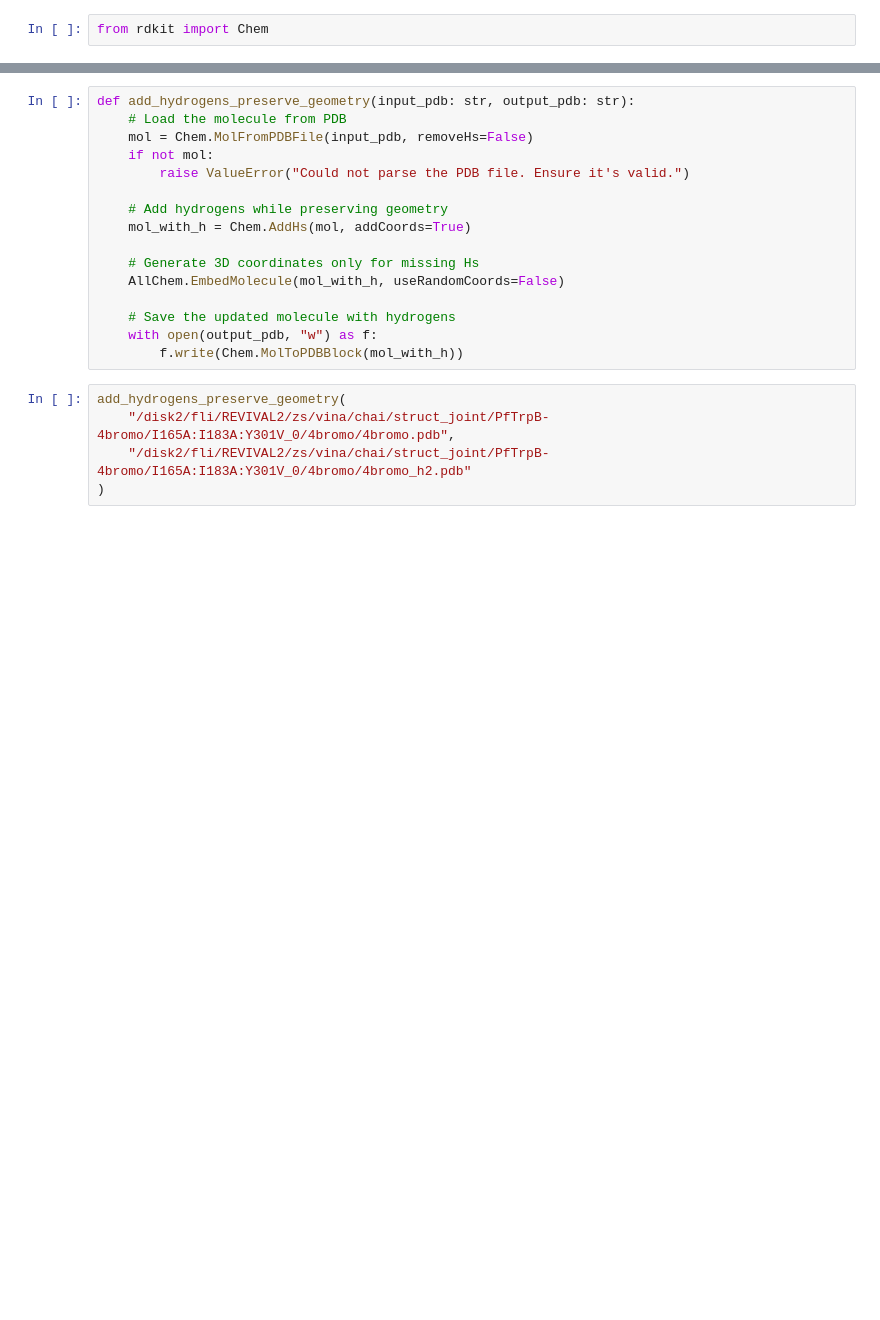
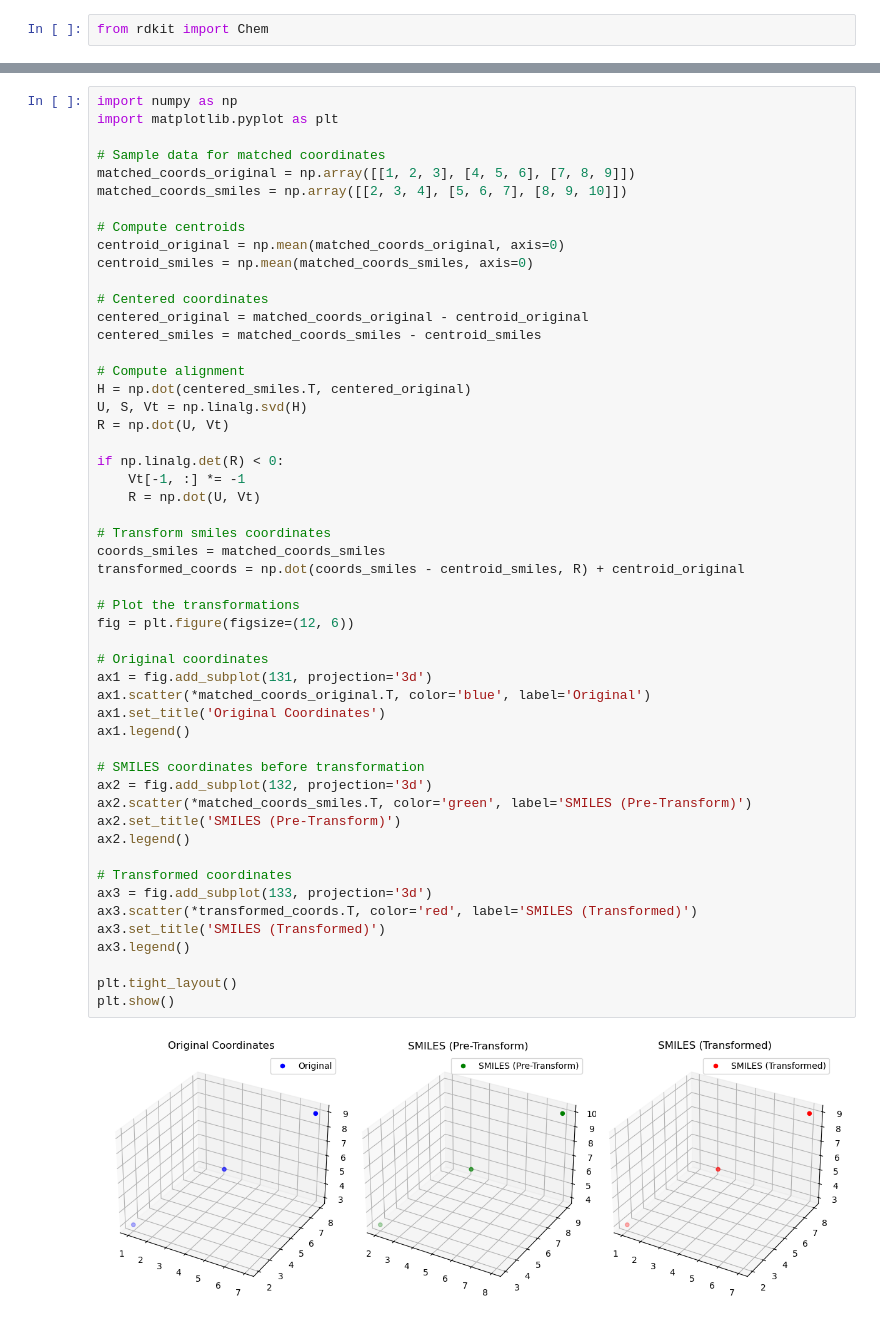
Before and after one commit to fhalab/substrate_aware_zs, a Jupyter notebook: sandbox/test_vina.ipynb, the cells around one changed output, grey strips where cells are left out. Cells and saved outputs as stored; diff of their text form; blank space fills up the shorter version.

Commit message:
alignment wrong

```diff
--- a/sandbox/test_vina.ipynb
+++ b/sandbox/test_vina.ipynb
@@ -433,21 +344,54 @@ ValueError: Substructure match failed. The PDB does not match the SMILES connect
-# %%
-def add_hydrogens_preserve_geometry(input_pdb: str, output_pdb: str):
-    # Load the molecule from PDB
-    mol = Chem.MolFromPDBFile(input_pdb, removeHs=False)
-    if not mol:
-        raise ValueError("Could not parse the PDB file. Ensure it's valid.")
-
-    # Add hydrogens while preserving geometry
-    mol_with_h = Chem.AddHs(mol, addCoords=True)
-
-    # Generate 3D coordinates only for missing Hs
-    AllChem.EmbedMolecule(mol_with_h, useRandomCoords=False)
-
-    # Save the updated molecule with hydrogens
-    with open(output_pdb, "w") as f:
-        f.write(Chem.MolToPDBBlock(mol_with_h))
-# %%
-add_hydrogens_preserve_geometry(
-    "/disk2/fli/REVIVAL2/zs/vina/chai/struct_joint/PfTrpB-4bromo/I165A:I183A:Y301V_0/4bromo/4bromo.pdb",
-    "/disk2/fli/REVIVAL2/zs/vina/chai/struct_joint/PfTrpB-4bromo/I165A:I183A:Y301V_0/4bromo/4bromo_h2.pdb"
-)
+# %%
+import numpy as np
+import matplotlib.pyplot as plt
+
+# Sample data for matched coordinates
+matched_coords_original = np.array([[1, 2, 3], [4, 5, 6], [7, 8, 9]])
+matched_coords_smiles = np.array([[2, 3, 4], [5, 6, 7], [8, 9, 10]])
+
+# Compute centroids
+centroid_original = np.mean(matched_coords_original, axis=0)
+centroid_smiles = np.mean(matched_coords_smiles, axis=0)
+
+# Centered coordinates
+centered_original = matched_coords_original - centroid_original
+centered_smiles = matched_coords_smiles - centroid_smiles
+
+# Compute alignment
+H = np.dot(centered_smiles.T, centered_original)
+U, S, Vt = np.linalg.svd(H)
+R = np.dot(U, Vt)
+
+if np.linalg.det(R) < 0:
+    Vt[-1, :] *= -1
+    R = np.dot(U, Vt)
+
+# Transform smiles coordinates
+coords_smiles = matched_coords_smiles
+transformed_coords = np.dot(coords_smiles - centroid_smiles, R) + centroid_original
+
+# Plot the transformations
+fig = plt.figure(figsize=(12, 6))
+
+# Original coordinates
+ax1 = fig.add_subplot(131, projection='3d')
+ax1.scatter(*matched_coords_original.T, color='blue', label='Original')
+ax1.set_title('Original Coordinates')
+ax1.legend()
+
+# SMILES coordinates before transformation
+ax2 = fig.add_subplot(132, projection='3d')
+ax2.scatter(*matched_coords_smiles.T, color='green', label='SMILES (Pre-Transform)')
+ax2.set_title('SMILES (Pre-Transform)')
+ax2.legend()
+
+# Transformed coordinates
+ax3 = fig.add_subplot(133, projection='3d')
+ax3.scatter(*transformed_coords.T, color='red', label='SMILES (Transformed)')
+ax3.set_title('SMILES (Transformed)')
+ax3.legend()
+
+plt.tight_layout()
+plt.show()
+# %% [output]
+[figure, added]
```
Also changed, not shown: parts of 20 cells of this notebook, 2 other files.
